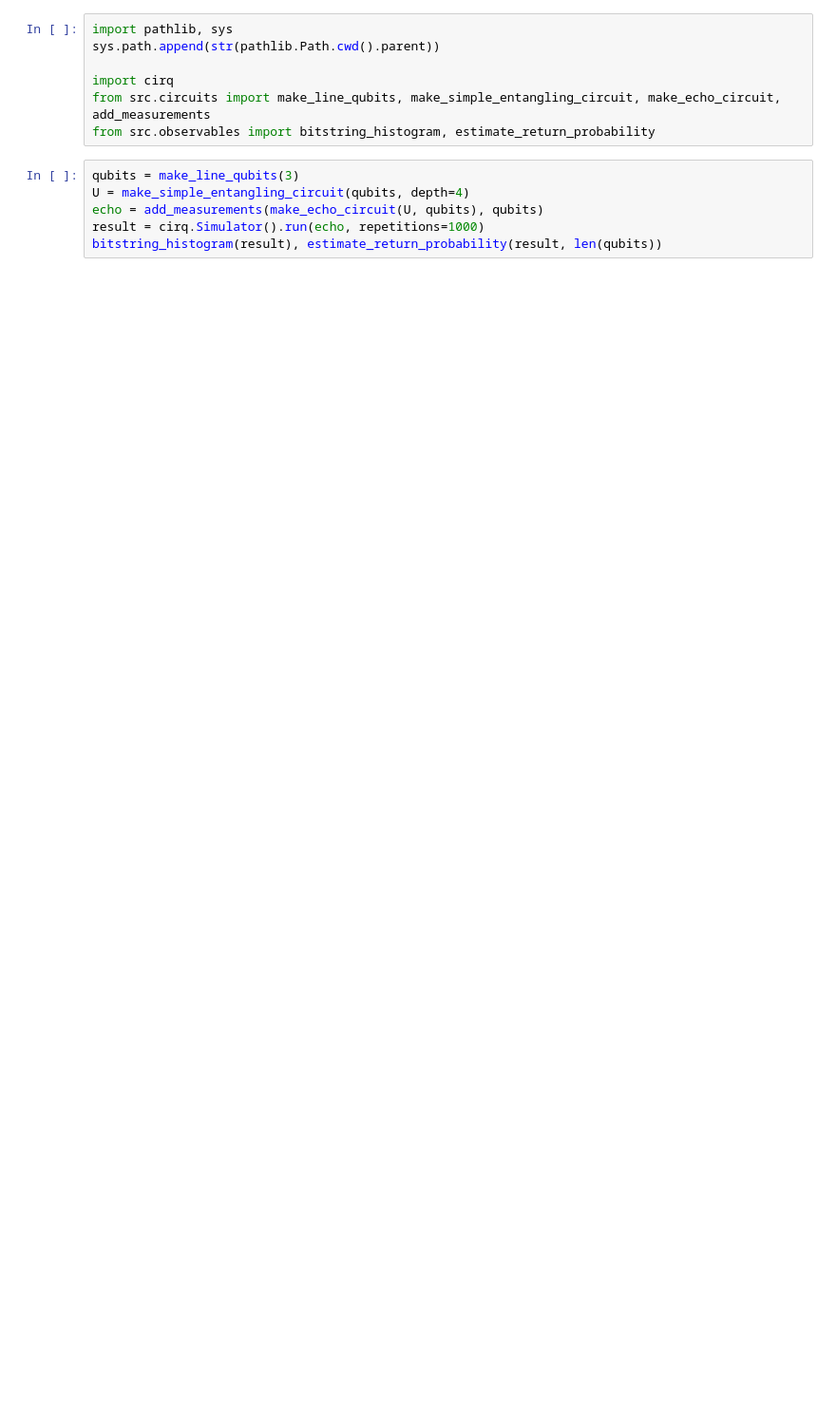
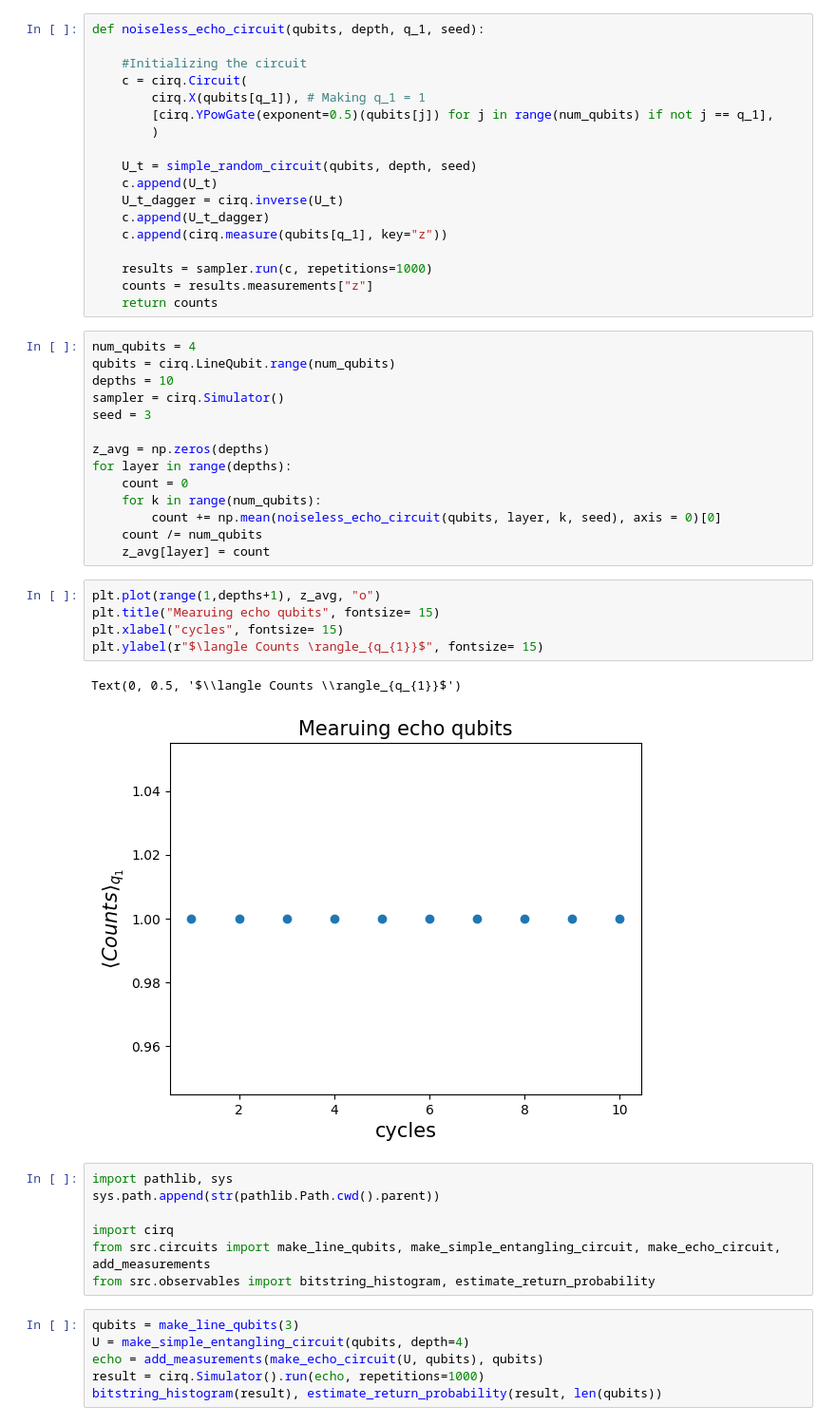
Before and after one commit to edsonsignor/cirq-otoc-prep, a Jupyter notebook: notebooks/02_echo_circuits.ipynb, the cells around one changed output. Shown at 95% size. Drawn from its saved outputs; the diff is of its cells as text; blank space fills up the shorter version.

```diff
--- a/notebooks/02_echo_circuits.ipynb
+++ b/notebooks/02_echo_circuits.ipynb
@@ -10,3 +158,43 @@ from recirq import otoc
+# %%
+def noiseless_echo_circuit(qubits, depth, q_1, seed):
+
+    #Initializing the circuit
+    c = cirq.Circuit(
+        cirq.X(qubits[q_1]), # Making q_1 = 1
+        [cirq.YPowGate(exponent=0.5)(qubits[j]) for j in range(num_qubits) if not j == q_1],
+        )
+
+    U_t = simple_random_circuit(qubits, depth, seed)
+    c.append(U_t)
+    U_t_dagger = cirq.inverse(U_t)
+    c.append(U_t_dagger)
+    c.append(cirq.measure(qubits[q_1], key="z"))
+
+    results = sampler.run(c, repetitions=1000)
+    counts = results.measurements["z"]
+    return counts
+# %%
+num_qubits = 4
+qubits = cirq.LineQubit.range(num_qubits)
+depths = 10
+sampler = cirq.Simulator()
+seed = 3
+
+z_avg = np.zeros(depths)
+for layer in range(depths):
+    count = 0
+    for k in range(num_qubits):
+        count += np.mean(noiseless_echo_circuit(qubits, layer, k, seed), axis = 0)[0]
+    count /= num_qubits
+    z_avg[layer] = count
+# %%
+plt.plot(range(1,depths+1), z_avg, "o")
+plt.title("Mearuing echo qubits", fontsize= 15)
+plt.xlabel("cycles", fontsize= 15)
+plt.ylabel(r"$\langle Counts \rangle_{q_{1}}$", fontsize= 15)
+# %% [output]
+Text(0, 0.5, '$\\langle Counts \\rangle_{q_{1}}$')
+[figure, added]
 # %%
 import pathlib, sys
 sys.path.append(str(pathlib.Path.cwd().parent))
```
Also changed, not shown: parts of 13 cells of this notebook, 4 other files.
